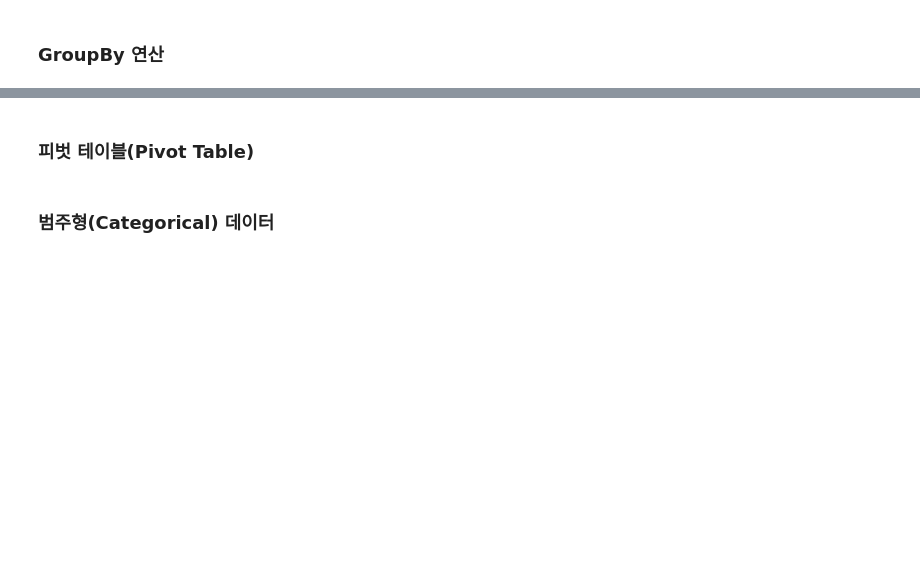
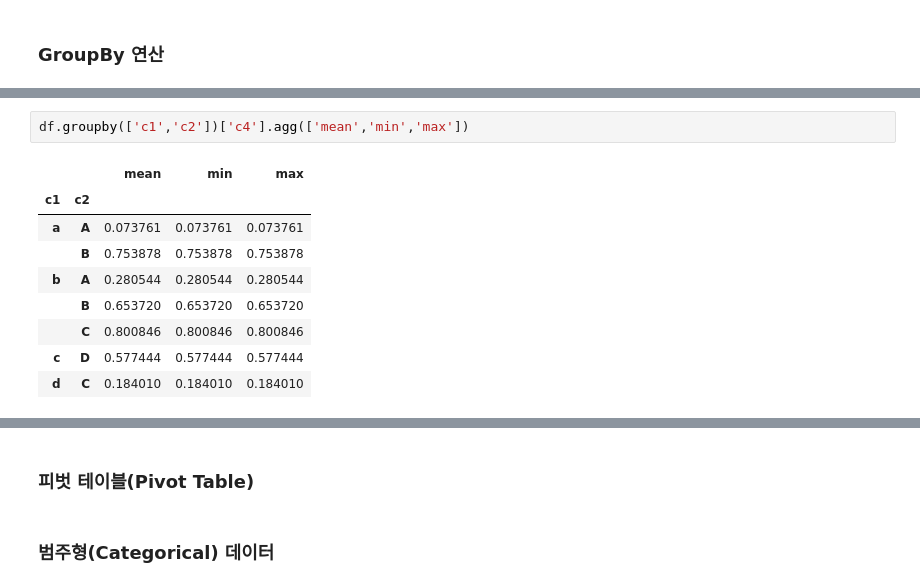
Before and after one commit to hyeonniii/NLP, a Jupyter notebook: _Pandas_한번에_제대로_배우기.ipynb, the cells around one changed output, grey strips where cells are left out. Saved outputs shown, nothing was run; the diff lists cells and outputs as text; blank space fills up the shorter version.

```diff
--- a/_Pandas_한번에_제대로_배우기.ipynb
+++ b/_Pandas_한번에_제대로_배우기.ipynb
@@ -1984,0 +2360,12 @@ pd.merge(df9,df10,on='이름',suffixes=['_인기','_성적'])
+# %%
+df.groupby(['c1','c2'])['c4'].agg(['mean','min','max'])
+# %% [output]
+|  |  | mean | min | max |
+| c1 | c2 |  |  |  |
+| a | A | 0.073761 | 0.073761 | 0.073761 |
+|  | B | 0.753878 | 0.753878 | 0.753878 |
+| b | A | 0.280544 | 0.280544 | 0.280544 |
+|  | B | 0.653720 | 0.653720 | 0.653720 |
+|  | C | 0.800846 | 0.800846 | 0.800846 |
+| c | D | 0.577444 | 0.577444 | 0.577444 |
+| d | C | 0.184010 | 0.184010 | 0.184010 |
```
Also changed, not shown: parts of 38 cells of this notebook.
